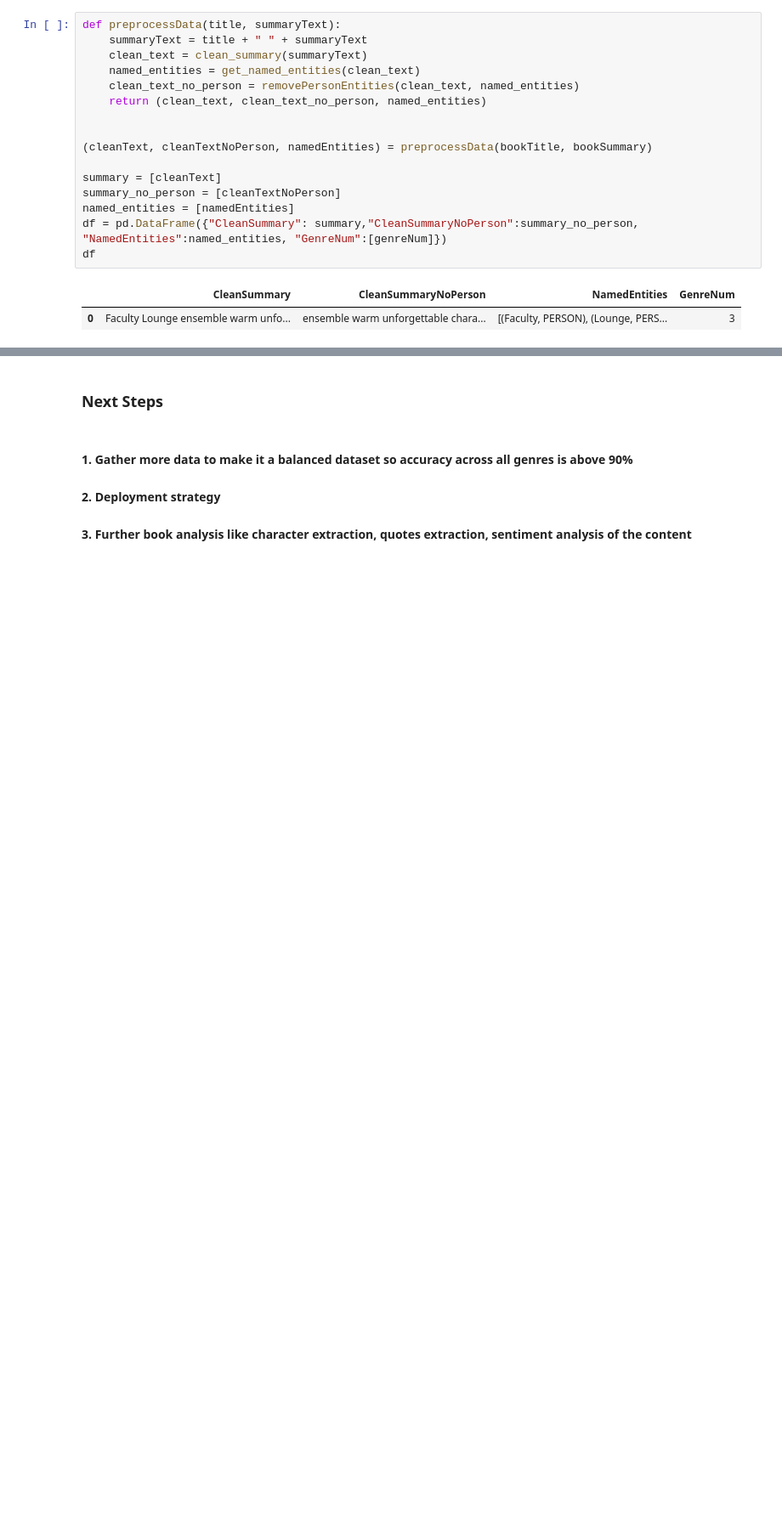
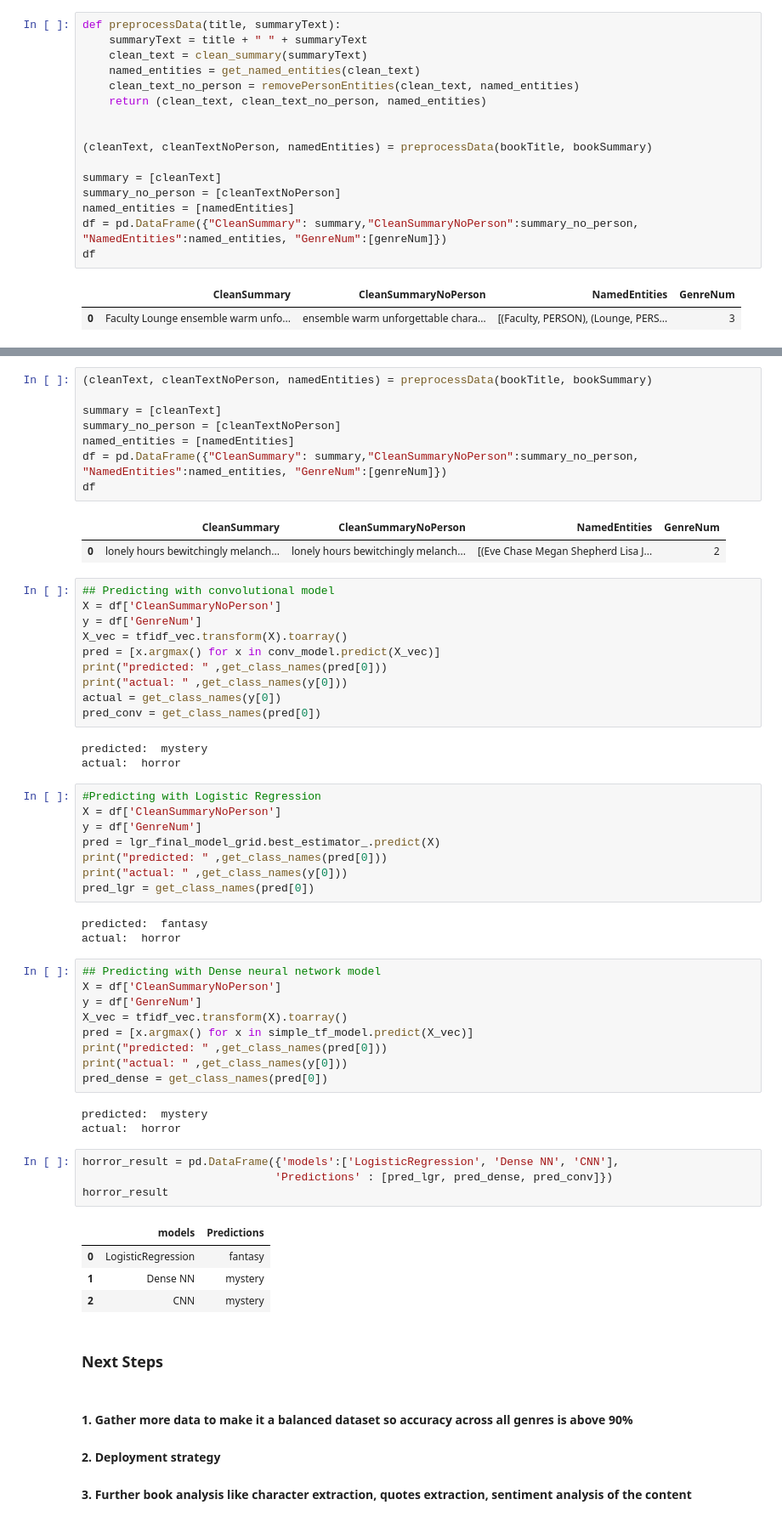
Before and after one commit to archana-rg/books-analysis, a Jupyter notebook: FinalBookGenrePred.ipynb, the cells around one changed output, grey strips where cells are left out. Shown at 85% size. Drawn from its saved outputs; the diff is of its cells as text; blank space fills up the shorter version.

```diff
--- a/FinalBookGenrePred.ipynb
+++ b/FinalBookGenrePred.ipynb
@@ -1281,3 +1357,59 @@ actual:  humor
+# %%
+(cleanText, cleanTextNoPerson, namedEntities) = preprocessData(bookTitle, bookSummary)
+
+summary = [cleanText]
+summary_no_person = [cleanTextNoPerson]
+named_entities = [namedEntities]
+df = pd.DataFrame({"CleanSummary": summary,"CleanSummaryNoPerson":summary_no_person, "NamedEntities":named_entities, "GenreNum":[genreNum]})
+df
+# %% [output]
+|  | CleanSummary | CleanSummaryNoPerson | NamedEntities | GenreNum |
+| 0 | lonely hours bewitchingly melanch... | lonely hours bewitchingly melanch... | [(Eve Chase Megan Shepherd Lisa J... | 2 |
+# %%
+## Predicting with convolutional model
+X = df['CleanSummaryNoPerson']
+y = df['GenreNum']
+X_vec = tfidf_vec.transform(X).toarray()
+pred = [x.argmax() for x in conv_model.predict(X_vec)]
+print("predicted: " ,get_class_names(pred[0]))
+print("actual: " ,get_class_names(y[0]))
+actual = get_class_names(y[0])
+pred_conv = get_class_names(pred[0])
+# %% [output]
+predicted:  mystery
+actual:  horror
+# %%
+#Predicting with Logistic Regression
+X = df['CleanSummaryNoPerson']
+y = df['GenreNum']
+pred = lgr_final_model_grid.best_estimator_.predict(X)
+print("predicted: " ,get_class_names(pred[0]))
+print("actual: " ,get_class_names(y[0]))
+pred_lgr = get_class_names(pred[0])
+# %% [output]
+predicted:  fantasy
+actual:  horror
+# %%
+## Predicting with Dense neural network model
+X = df['CleanSummaryNoPerson']
+y = df['GenreNum']
+X_vec = tfidf_vec.transform(X).toarray()
+pred = [x.argmax() for x in simple_tf_model.predict(X_vec)]
+print("predicted: " ,get_class_names(pred[0]))
+print("actual: " ,get_class_names(y[0]))
+pred_dense = get_class_names(pred[0])
+# %% [output]
+predicted:  mystery
+actual:  horror
+# %%
+horror_result = pd.DataFrame({'models':['LogisticRegression', 'Dense NN', 'CNN'],
+                             'Predictions' : [pred_lgr, pred_dense, pred_conv]})
+horror_result
+# %% [output]
+|  | models | Predictions |
+| 0 | LogisticRegression | fantasy |
+| 1 | Dense NN | mystery |
+| 2 | CNN | mystery |
 # %% [markdown]
 ### Next Steps
 # %% [markdown]
```
Also changed, not shown: parts of 26 cells of this notebook, 15 other files.
